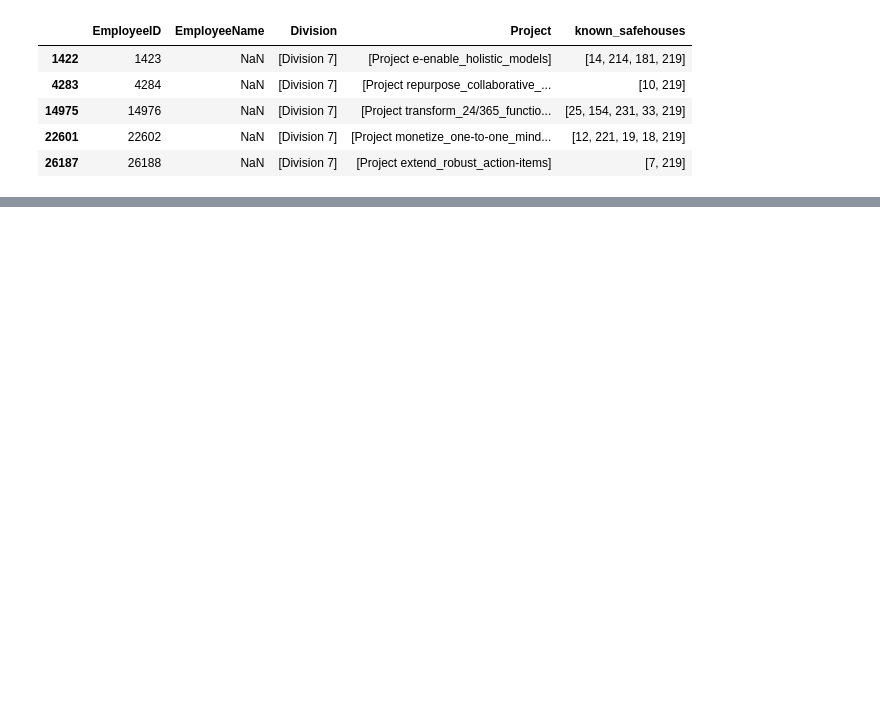
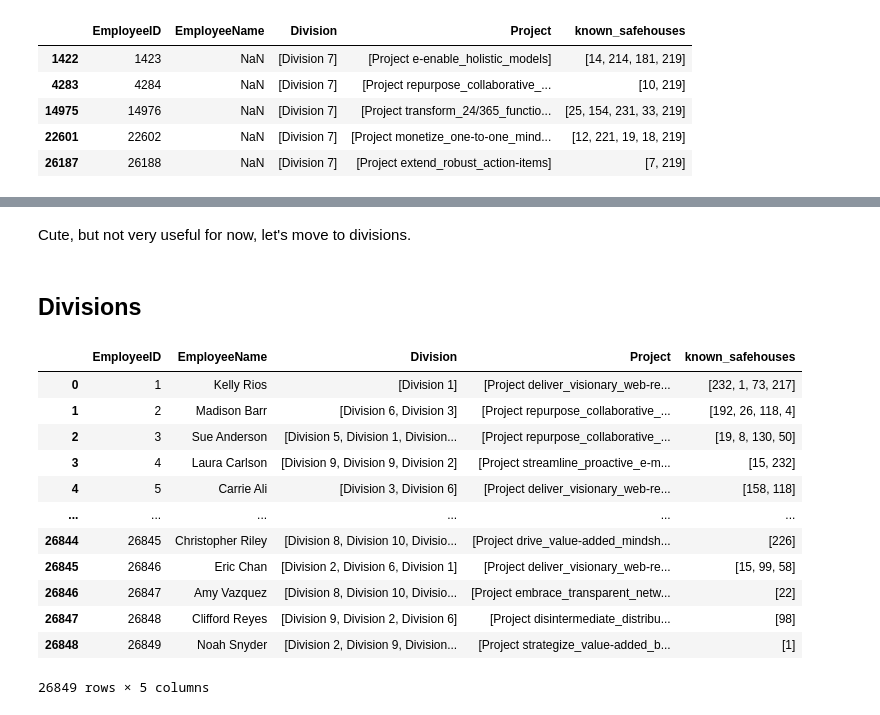
Before and after one commit to datonic/datadex, a Jupyter notebook: notebooks/brlda.ipynb, the cells around one changed output, grey strips where cells are left out. Cells and saved outputs as stored; diff of their text form; code cells hidden in the pictures; blank space fills up the shorter version.

```diff
--- a/notebooks/brlda.ipynb
+++ b/notebooks/brlda.ipynb
@@ -99,3 +116,23 @@ for index, row in safehouses_df.iterrows():
 safehouses_map
 # %% [output]
 [interactive output not drawn]
+# %% [markdown]
+Cute, but not very useful for now, let's move to divisions.
+# %% [markdown]
+## Divisions
+# %%
+divisions_df
+# %% [output]
+|  | EmployeeID | EmployeeName | Division | Project | known_safehouses |
+| 0 | 1 | Kelly Rios | [Division 1] | [Project deliver_visionary_web-re... | [232, 1, 73, 217] |
+| 1 | 2 | Madison Barr | [Division 6, Division 3] | [Project repurpose_collaborative_... | [192, 26, 118, 4] |
+| 2 | 3 | Sue Anderson | [Division 5, Division 1, Division... | [Project repurpose_collaborative_... | [19, 8, 130, 50] |
+| 3 | 4 | Laura Carlson | [Division 9, Division 9, Division 2] | [Project streamline_proactive_e-m... | [15, 232] |
+| 4 | 5 | Carrie Ali | [Division 3, Division 6] | [Project deliver_visionary_web-re... | [158, 118] |
+| ... | ... | ... | ... | ... | ... |
+| 26844 | 26845 | Christopher Riley | [Division 8, Division 10, Divisio... | [Project drive_value-added_mindsh... | [226] |
+| 26845 | 26846 | Eric Chan | [Division 2, Division 6, Division 1] | [Project deliver_visionary_web-re... | [15, 99, 58] |
+| 26846 | 26847 | Amy Vazquez | [Division 8, Division 10, Divisio... | [Project embrace_transparent_netw... | [22] |
+| 26847 | 26848 | Clifford Reyes | [Division 9, Division 2, Division 6] | [Project disintermediate_distribu... | [98] |
+| 26848 | 26849 | Noah Snyder | [Division 2, Division 9, Division... | [Project strategize_value-added_b... | [1] |
+26849 rows × 5 columns
```
Also changed, not shown: parts of 24 cells of this notebook.
